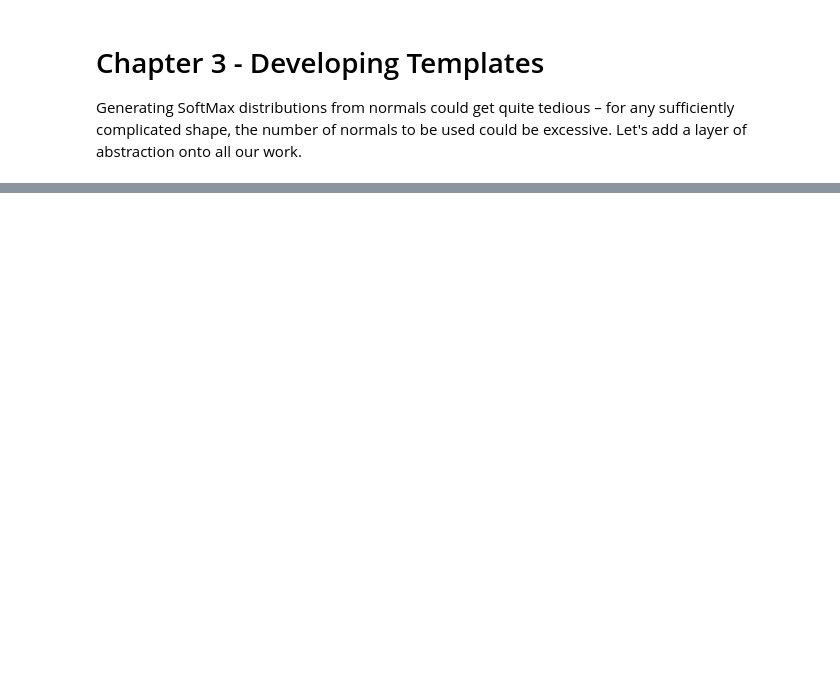
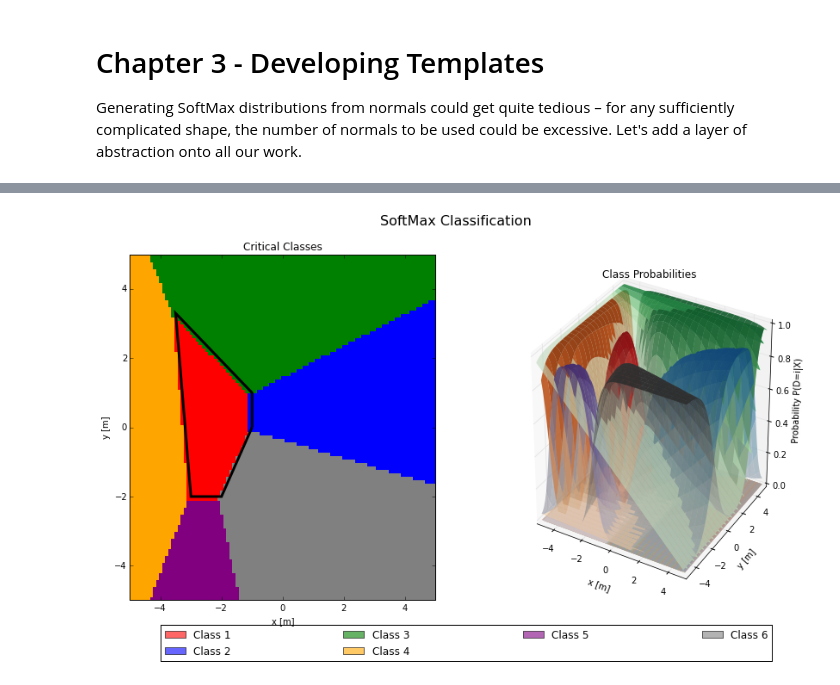
Before and after one commit to COHRINT/cops_and_robots, a Jupyter notebook: notebooks/softmax/03_from_templates.ipynb, the cells around one changed output, grey strips where cells are left out. Saved outputs shown, nothing was run; the diff lists cells and outputs as text; code cells hidden in the pictures; blank space fills up the shorter version.

```diff
--- a/notebooks/softmax/03_from_templates.ipynb
+++ b/notebooks/softmax/03_from_templates.ipynb
@@ -268,3 +209,15 @@ plt.show()
+# %%
+poly = Polygon([(-1.0, 0.0),
+                (-1.0, 1.0),
+                (-3.5, 3.3),
+                (-3.0, -2.0),
+                (-2.0, -2.0),
+                ])
+
+sm = SoftMax(poly=poly, steepness=6)
+sm.plot(plot_poly=True)
+# %% [output]
+[figure, added]
 # %%
 from IPython.core.display import HTML
 
```
Also changed, not shown: parts of 15 cells of this notebook, 4 other files.
